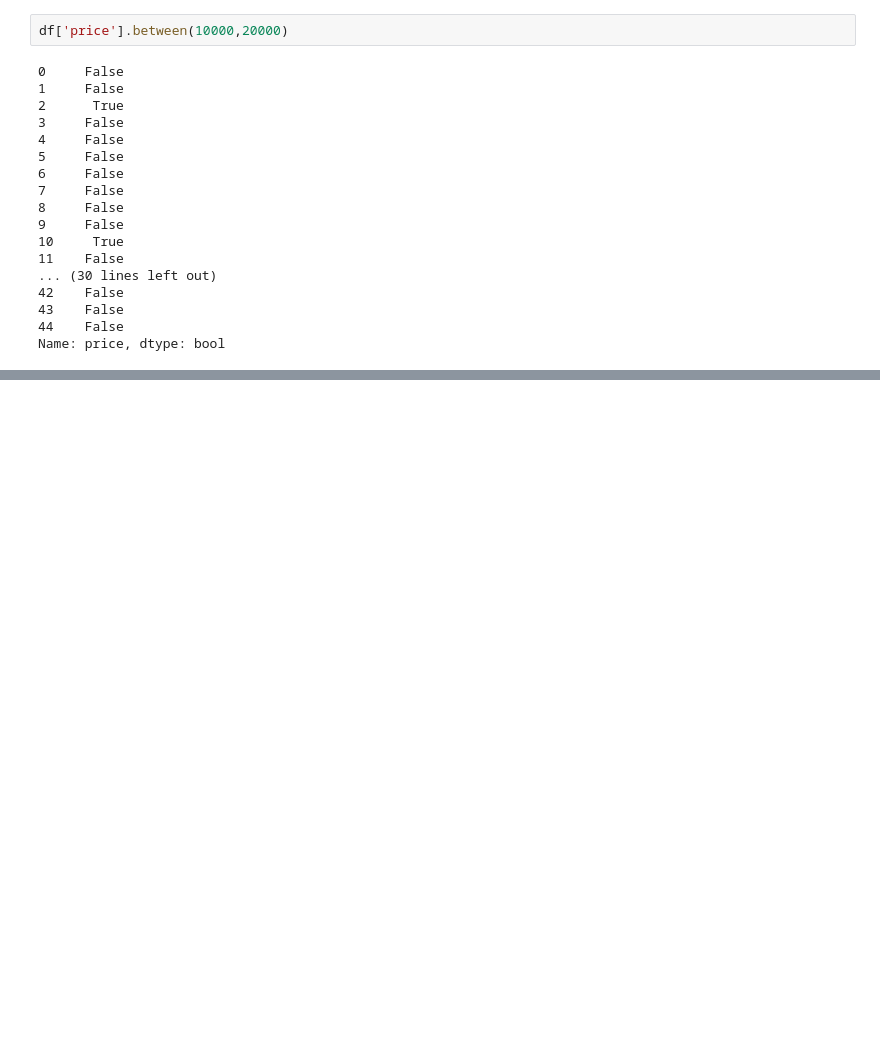
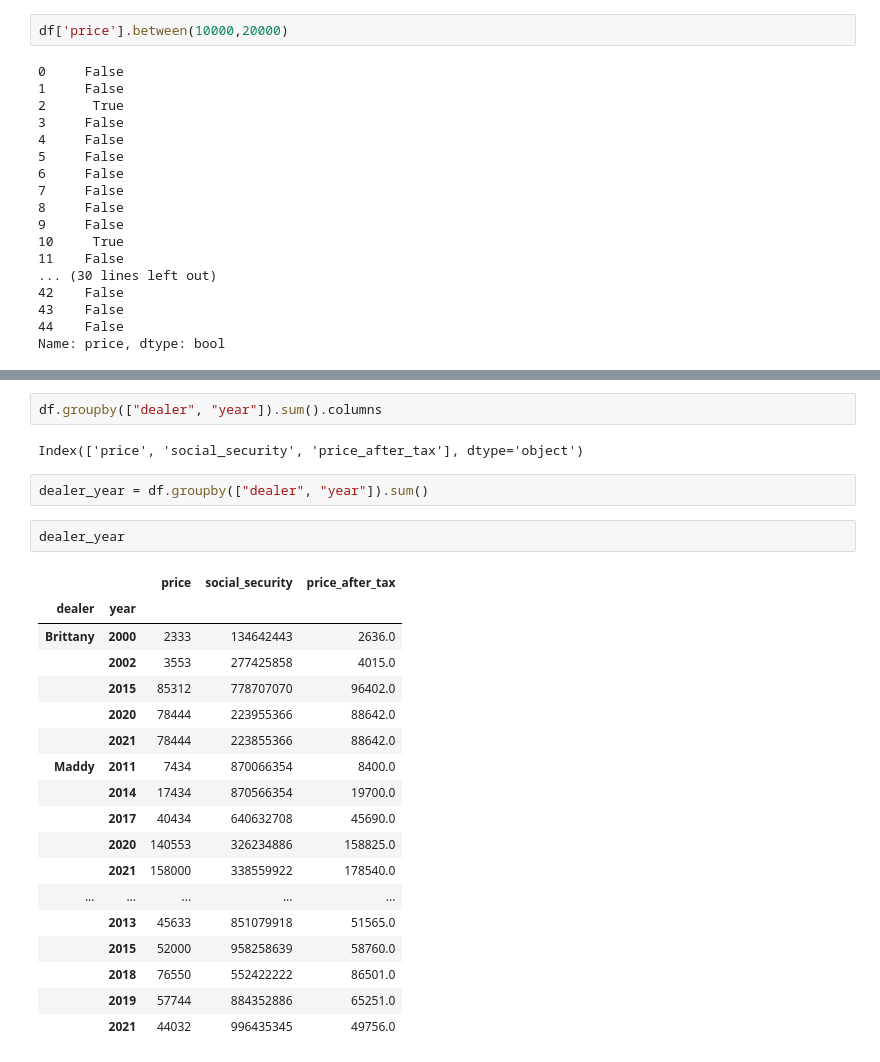
Before and after one commit to harblaith7/Pandas, a Jupyter notebook: Pandas.ipynb, the cells around one changed output, grey strips where cells are left out. Drawn from its saved outputs; the diff is of its cells as text; blank space fills up the shorter version.

```diff
--- a/Pandas.ipynb
+++ b/Pandas.ipynb
@@ -572,0 +652,27 @@ df[df['price'].between(10000,20000)]
+# %%
+df.groupby(["dealer", "year"]).sum().columns
+# %% [output]
+Index(['price', 'social_security', 'price_after_tax'], dtype='object')
+# %%
+dealer_year = df.groupby(["dealer", "year"]).sum()
+# %%
+dealer_year
+# %% [output]
+|  |  | price | social_security | price_after_tax |
+| dealer | year |  |  |  |
+| Brittany | 2000 | 2333 | 134642443 | 2636.0 |
+|  | 2002 | 3553 | 277425858 | 4015.0 |
+|  | 2015 | 85312 | 778707070 | 96402.0 |
+|  | 2020 | 78444 | 223955366 | 88642.0 |
+|  | 2021 | 78444 | 223855366 | 88642.0 |
+| Maddy | 2011 | 7434 | 870066354 | 8400.0 |
+|  | 2014 | 17434 | 870566354 | 19700.0 |
+|  | 2017 | 40434 | 640632708 | 45690.0 |
+|  | 2020 | 140553 | 326234886 | 158825.0 |
+|  | 2021 | 158000 | 338559922 | 178540.0 |
+| ... | ... | ... | ... | ... |
+|  | 2013 | 45633 | 851079918 | 51565.0 |
+|  | 2015 | 52000 | 958258639 | 58760.0 |
+|  | 2018 | 76550 | 552422222 | 86501.0 |
+|  | 2019 | 57744 | 884352886 | 65251.0 |
+|  | 2021 | 44032 | 996435345 | 49756.0 |
```
Also changed, not shown: parts of 18 cells of this notebook, 1 other file.
